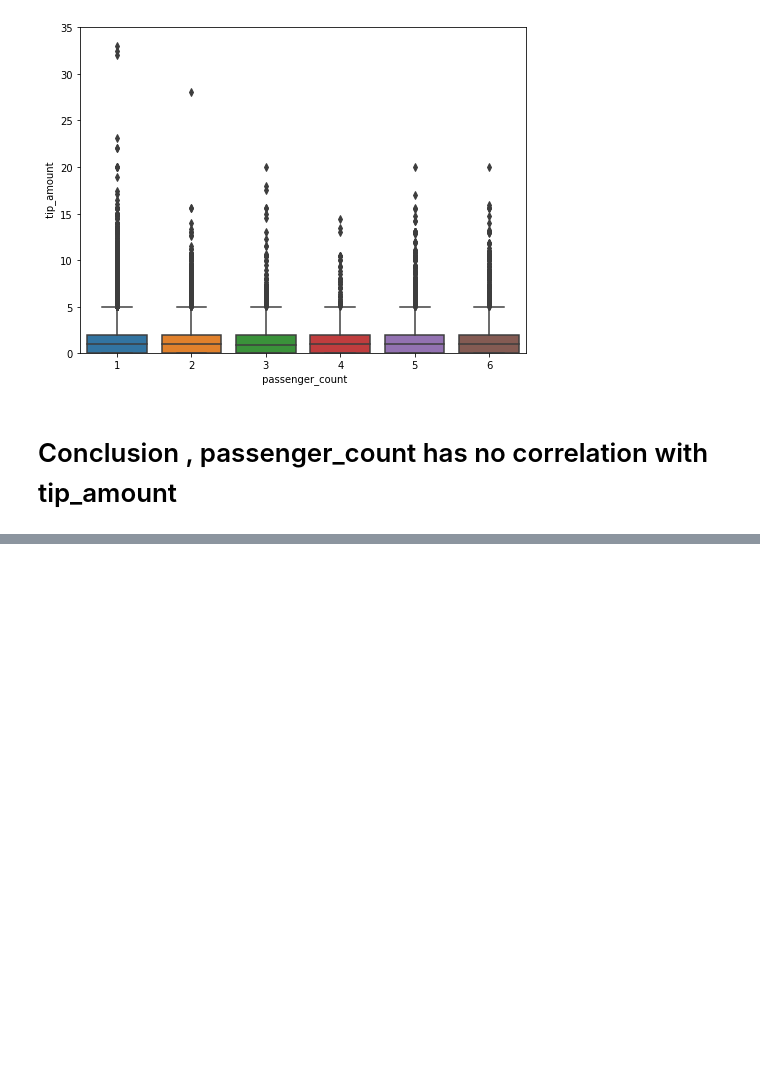
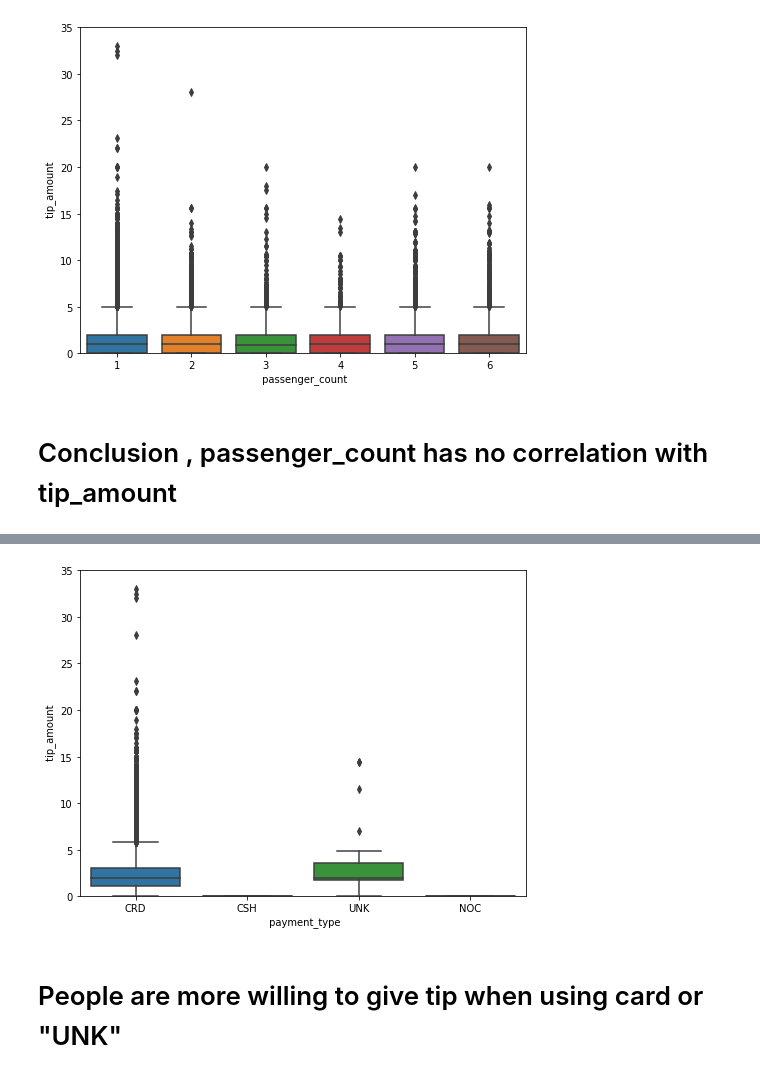
Before and after one commit to emali1/NYCTaxi, a Jupyter notebook: Correlation Analysis.ipynb, the cells around one changed output, grey strips where cells are left out. Drawn from its saved outputs; the diff is of its cells as text; code cells hidden in the pictures; blank space fills up the shorter version.

```diff
--- a/Correlation Analysis.ipynb
+++ b/Correlation Analysis.ipynb
@@ -189,0 +216,10 @@ fig.axis(ymin=0, ymax=35);
+# %%
+columnName = ' payment_type'
+data = pd.concat([full_tripdata[columnName], full_tripdata[' tip_amount']], axis=1)
+f, ax = plt.subplots(figsize=(8, 6))
+fig = sns.boxplot(x=columnName, y=" tip_amount", data=data)
+fig.axis(ymin=0, ymax=35);
+# %% [output]
+[figure, added]
+# %% [markdown]
+# People are more willing to give tip when using card or "UNK"
```
Also changed, not shown: parts of 44 cells of this notebook, 2 other files.
